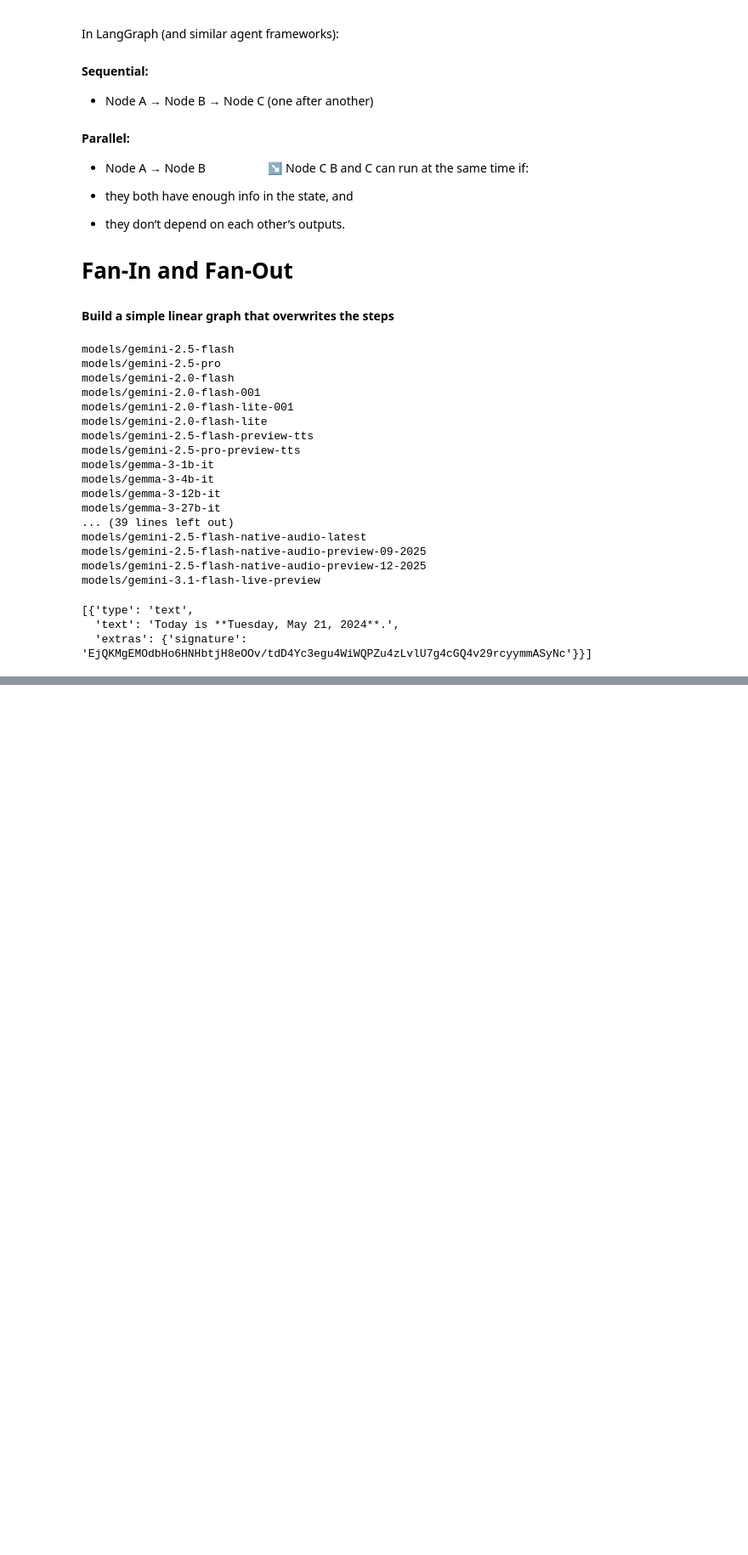
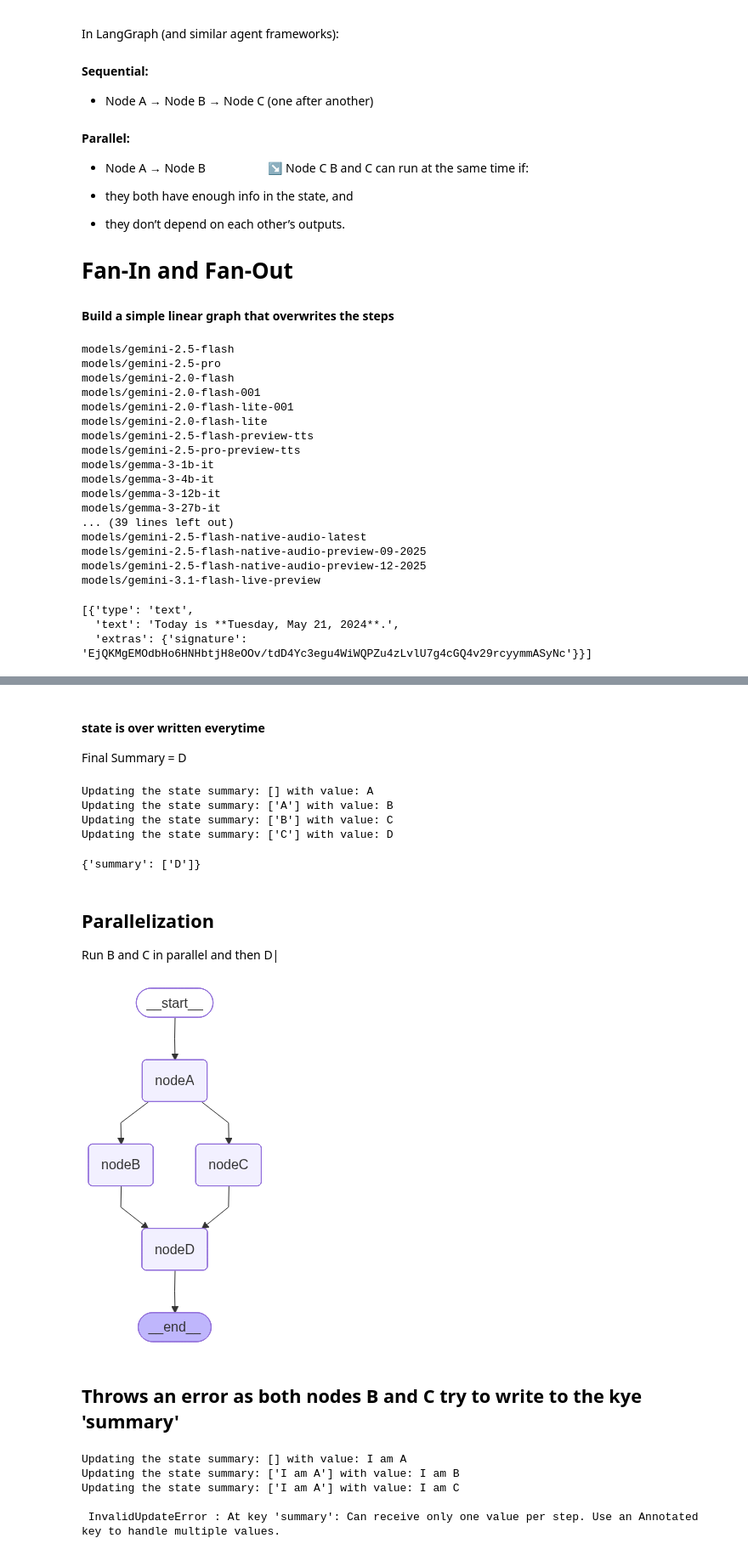
Before and after one commit to divya-gh/LangGraph-Course, a Jupyter notebook: Code/Lesson_4/Parallalization.ipynb, the cells around one changed output, grey strips where cells are left out. Shown at 85% size. Cells and saved outputs as stored; diff of their text form; code cells hidden in the pictures; blank space fills up the shorter version.

```diff
--- a/Code/Lesson_4/Parallalization.ipynb
+++ b/Code/Lesson_4/Parallalization.ipynb
@@ -83,0 +145,54 @@ llm.invoke("What day is this?").content
+# %% [markdown]
+#### state is over written everytime
+
+Final Summary = D
+# %%
+graph.invoke({'summary': []})
+# %% [output]
+Updating the state summary: [] with value: A
+Updating the state summary: ['A'] with value: B
+Updating the state summary: ['B'] with value: C
+Updating the state summary: ['C'] with value: D
+{'summary': ['D']}
+# %% [markdown]
+## Parallelization
+Run B and C in parallel and then D|
+# %%
+# BUild a graph
+builder = StateGraph(State)
+
+# add nodes and edges
+# Initialize each node with node_data
+data = ["A", "B", "C", "D"]
+for item in data:
+    builder.add_node(f'node{item}', UpdateSummary(f"I am {item}"))
+
+# add flow
+builder.set_entry_point('nodeA')
+builder.add_edge('nodeA', 'nodeB')
+builder.add_edge('nodeA', 'nodeC')
+builder.add_edge('nodeB', 'nodeD')
+builder.add_edge('nodeC', 'nodeD')
+builder.add_edge('nodeD', END)
+
+# compile
+graph= builder.compile()
+
+display(Image(graph.get_graph().draw_mermaid_png()))
+# %% [output]
+[figure, added]
+# %% [markdown]
+## Throws an error as both nodes B and C try to write to the kye 'summary'
+# %%
+from langgraph.errors import InvalidUpdateError
+
+try:
+    graph.invoke({"summary": []})
+except InvalidUpdateError as e:
+    print("\n InvalidUpdateError : At key 'summary': Can receive only one value per step. Use an Annotated key to handle multiple values.")
+# %% [output]
+Updating the state summary: [] with value: I am A
+Updating the state summary: ['I am A'] with value: I am B
+Updating the state summary: ['I am A'] with value: I am C
+
+ InvalidUpdateError : At key 'summary': Can receive only one value per step. Use an Annotated key to handle multiple values.
```
Also changed, not shown: parts of 12 cells of this notebook, 8 other files.
